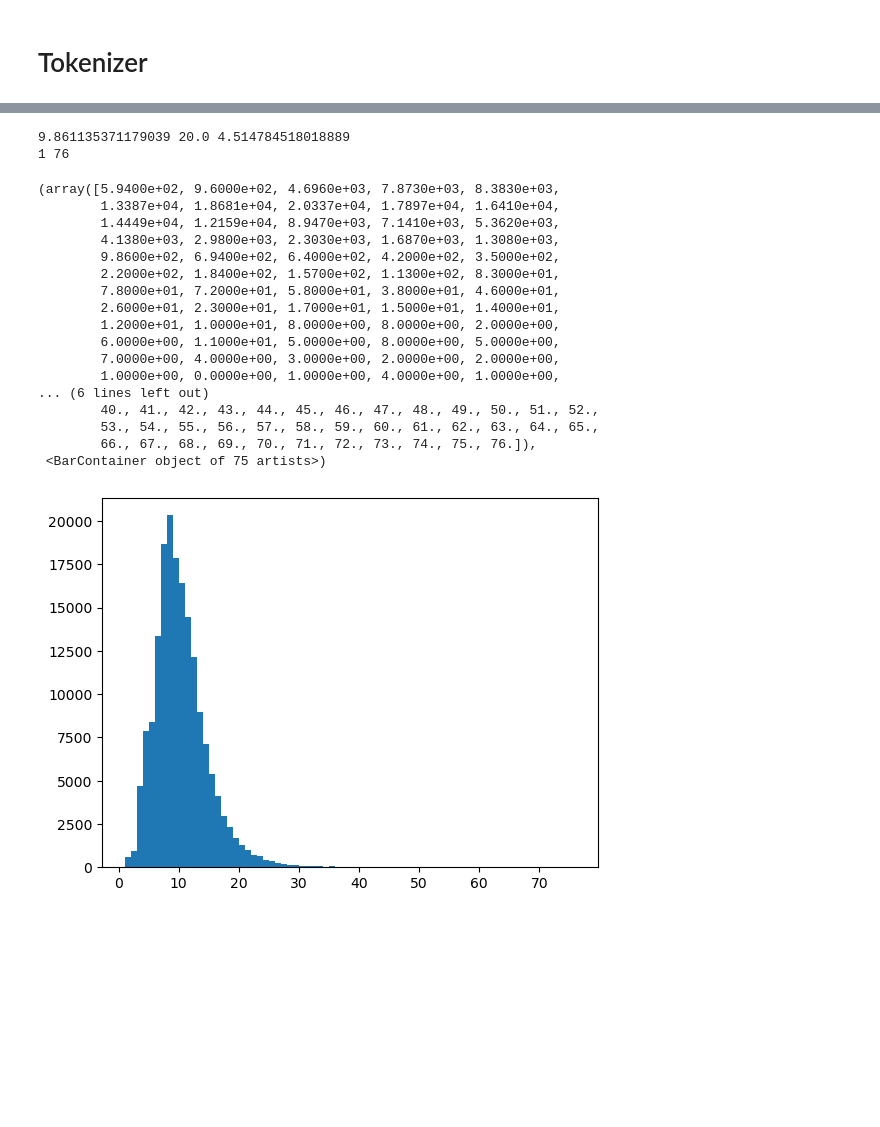
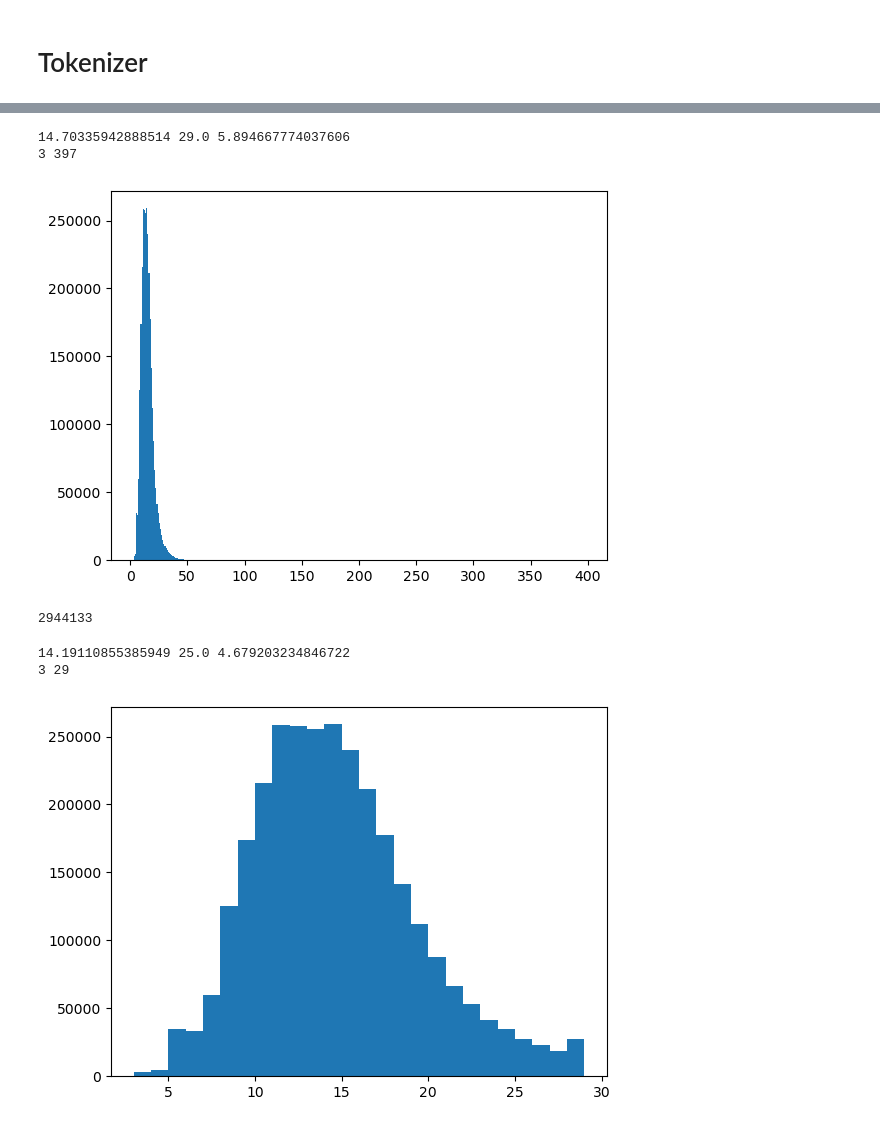
Before and after one commit to TheRealAnonymous008/ML-Playground, a Jupyter notebook: ChaosLang/language-eda.ipynb, the cells around one changed output, grey strips where cells are left out. Drawn from its saved outputs; the diff is of its cells as text; code cells hidden in the pictures; blank space fills up the shorter version.

```diff
--- a/ChaosLang/language-eda.ipynb
+++ b/ChaosLang/language-eda.ipynb
@@ -123,40 +111,40 @@ cuda 83
-# %%
-dataset = []
-for i, p in pronunciation_list.iterrows():
-    pronunciation = str(p["pronunciation"])
-    tok = pronunciation_tokenizer.encode(pronunciation)
-    row = []
-    for t in tok.ids:
-        row.append(t)
-        # dataset.append(row.copy())
-    dataset.append(p)
-dataset = pd.DataFrame(dataset)
+# %%
+dataset = pronunciation_list.copy()
+
+dataset['pronunciation'] = dataset['pronunciation'].apply(lambda p: pronunciation_tokenizer.encode(str(p)).ids)
+# %%
+QUANTILE_THRESHOLD = 0.975
+
+lengths = dataset["pronunciation"].apply(lambda x: len(x)).tolist()
+
+print(np.mean(lengths), np.quantile(lengths, QUANTILE_THRESHOLD), np.std(lengths))
+print(np.min(lengths), np.max(lengths))
+plt.hist(lengths, np.max(lengths) - np.min(lengths))
+plt.show()
+# %% [output]
+14.70335942888514 29.0 5.894667774037606
+3 397
+[figure, added]
+# %%
+# Remove any outliers
+min_thresh = 3
+max_thresh = np.quantile(lengths, QUANTILE_THRESHOLD)
+
+mask = dataset["pronunciation"].apply(len).between(min_thresh, max_thresh)
+filtered_dataset = dataset[mask]
+
+dataset = filtered_dataset
+print(len(dataset))
+# %% [output]
+2944133
 # %%
-lengths = []
-for i, row in dataset.iterrows():
-    lengths.append(len(str(row["pronunciation"])))
+lengths = dataset["pronunciation"].apply(lambda x: len(x)).tolist()
 
 print(np.mean(lengths), np.quantile(lengths, 0.975), np.std(lengths))
 print(np.min(lengths), np.max(lengths))
 plt.hist(lengths, np.max(lengths) - np.min(lengths))
+plt.show()
 # %% [output]
-9.861135371179039 20.0 4.514784518018889
-1 76
+14.19110855385949 25.0 4.679203234846722
+3 29
-(array([5.9400e+02, 9.6000e+02, 4.6960e+03, 7.8730e+03, 8.3830e+03,
-        1.3387e+04, 1.8681e+04, 2.0337e+04, 1.7897e+04, 1.6410e+04,
-        1.4449e+04, 1.2159e+04, 8.9470e+03, 7.1410e+03, 5.3620e+03,
-        4.1380e+03, 2.9800e+03, 2.3030e+03, 1.6870e+03, 1.3080e+03,
-        9.8600e+02, 6.9400e+02, 6.4000e+02, 4.2000e+02, 3.5000e+02,
-        2.2000e+02, 1.8400e+02, 1.5700e+02, 1.1300e+02, 8.3000e+01,
-        7.8000e+01, 7.2000e+01, 5.8000e+01, 3.8000e+01, 4.6000e+01,
-        2.6000e+01, 2.3000e+01, 1.7000e+01, 1.5000e+01, 1.4000e+01,
-        1.2000e+01, 1.0000e+01, 8.0000e+00, 8.0000e+00, 2.0000e+00,
-        6.0000e+00, 1.1000e+01, 5.0000e+00, 8.0000e+00, 5.0000e+00,
-        7.0000e+00, 4.0000e+00, 3.0000e+00, 2.0000e+00, 2.0000e+00,
-        1.0000e+00, 0.0000e+00, 1.0000e+00, 4.0000e+00, 1.0000e+00,
-... (6 lines left out)
-        40., 41., 42., 43., 44., 45., 46., 47., 48., 49., 50., 51., 52.,
-        53., 54., 55., 56., 57., 58., 59., 60., 61., 62., 63., 64., 65.,
-        66., 67., 68., 69., 70., 71., 72., 73., 74., 75., 76.]),
- <BarContainer object of 75 artists>)
-[figure, old version]
+[figure, new version]
```
Also changed, not shown: parts of 29 cells of this notebook, 14 other files.
